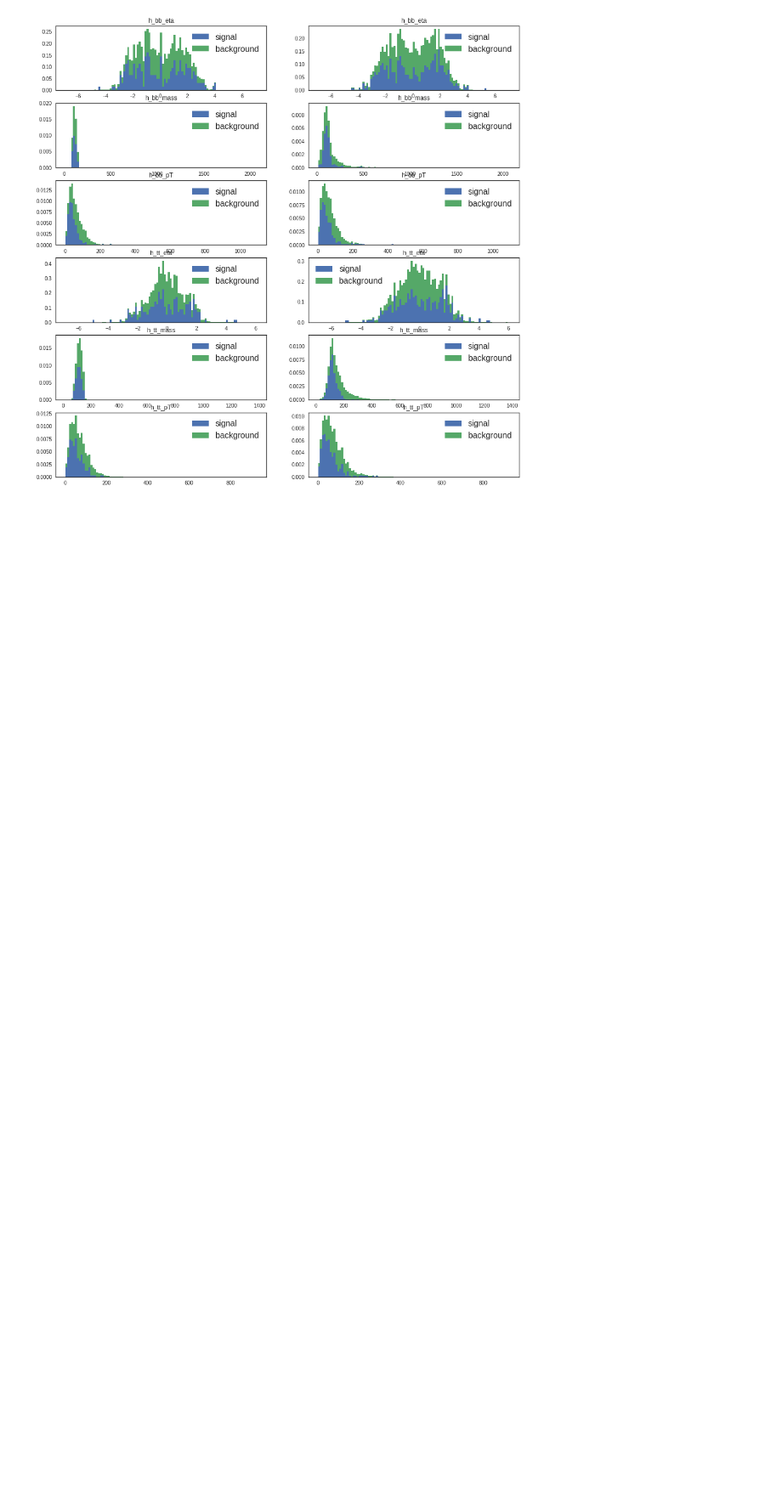
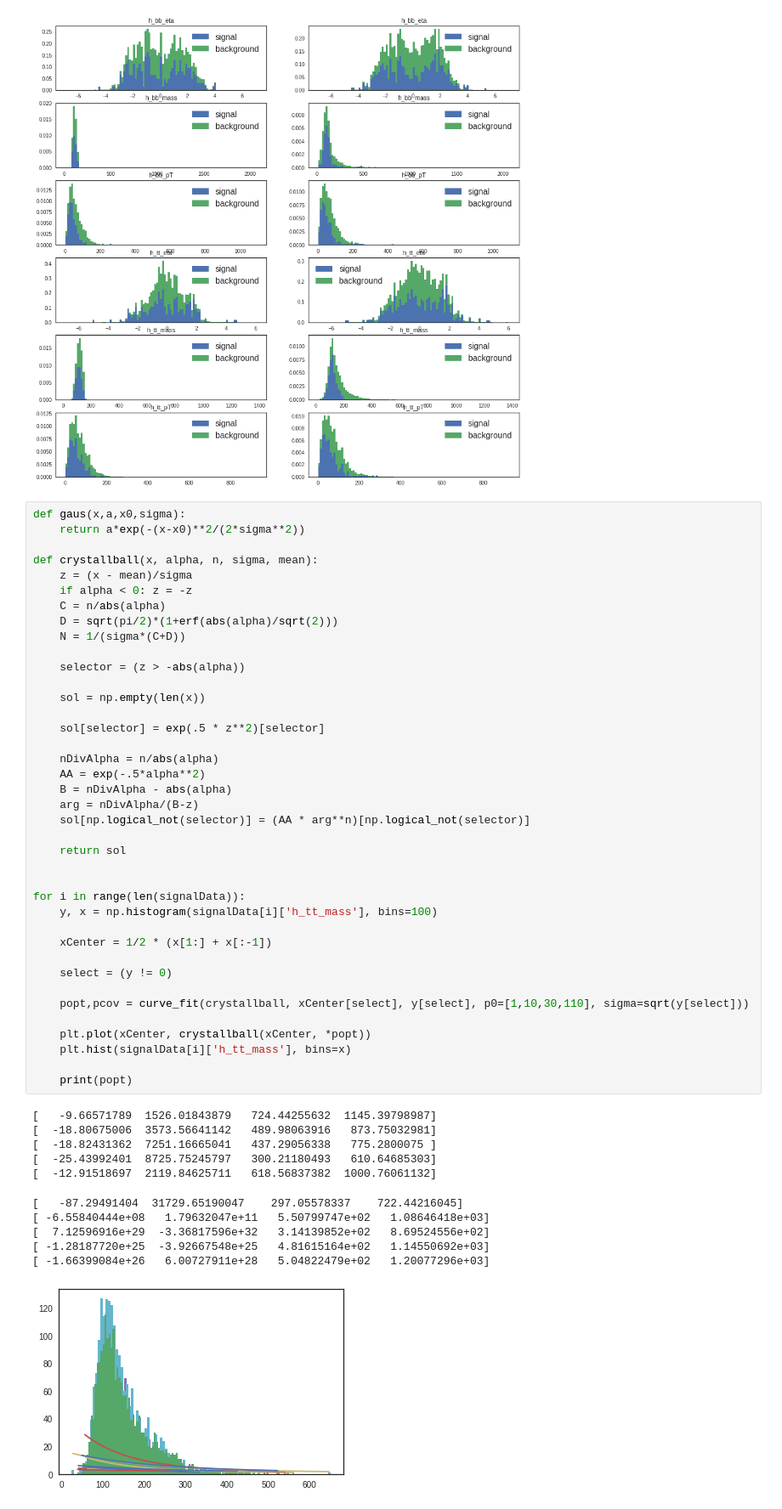
Before and after one commit to antcap96/estagio, a Jupyter notebook: Untitled.ipynb, the cells around one changed output. Shown at 85% size. Cells and saved outputs as stored; diff of their text form; blank space fills up the shorter version.

```diff
--- a/Untitled.ipynb
+++ b/Untitled.ipynb
@@ -230,3 +233,54 @@ for i, var_to_analise in enumerate(to_analise):
 plt.show()
 # %% [output]
 [figure]
+# %%
+def gaus(x,a,x0,sigma):
+    return a*exp(-(x-x0)**2/(2*sigma**2))
+
+def crystallball(x, alpha, n, sigma, mean):
+    z = (x - mean)/sigma
+    if alpha < 0: z = -z
+    C = n/abs(alpha)
+    D = sqrt(pi/2)*(1+erf(abs(alpha)/sqrt(2)))
+    N = 1/(sigma*(C+D))
+
+    selector = (z > -abs(alpha))
+
+    sol = np.empty(len(x))
+
+    sol[selector] = exp(.5 * z**2)[selector]
+
+    nDivAlpha = n/abs(alpha)
+    AA = exp(-.5*alpha**2)
+    B = nDivAlpha - abs(alpha)
+    arg = nDivAlpha/(B-z)
+    sol[np.logical_not(selector)] = (AA * arg**n)[np.logical_not(selector)]
+
+    return sol
+
+
+for i in range(len(signalData)):
+    y, x = np.histogram(signalData[i]['h_tt_mass'], bins=100)
+
+    xCenter = 1/2 * (x[1:] + x[:-1])
+
+    select = (y != 0)
+
+    popt,pcov = curve_fit(crystallball, xCenter[select], y[select], p0=[1,10,30,110], sigma=sqrt(y[select]))
+
+    plt.plot(xCenter, crystallball(xCenter, *popt))
+    plt.hist(signalData[i]['h_tt_mass'], bins=x)
+
+    print(popt)
+# %% [output]
+[   -9.66571789  1526.01843879   724.44255632  1145.39798987]
+[  -18.80675006  3573.56641142   489.98063916   873.75032981]
+[  -18.82431362  7251.16665041   437.29056338   775.2800075 ]
+[  -25.43992401  8725.75245797   300.21180493   610.64685303]
+[  -12.91518697  2119.84625711   618.56837382  1000.76061132]
+[   -87.29491404  31729.65190047    297.05578337    722.44216045]
+[ -6.55840444e+08   1.79632047e+11   5.50799747e+02   1.08646418e+03]
+[  7.12596916e+29  -3.36817596e+32   3.14139852e+02   8.69524556e+02]
+[ -1.28187720e+25  -3.92667548e+25   4.81615164e+02   1.14550692e+03]
+[ -1.66399084e+26   6.00727911e+28   5.04822479e+02   1.20077296e+03]
+[figure, added]
```
Also changed, not shown: parts of 1 cell of this notebook.
